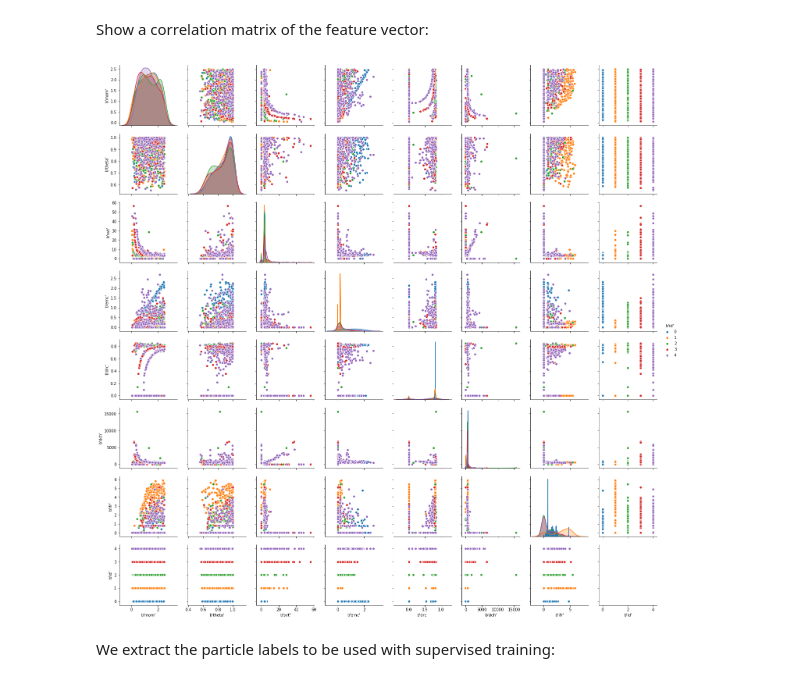
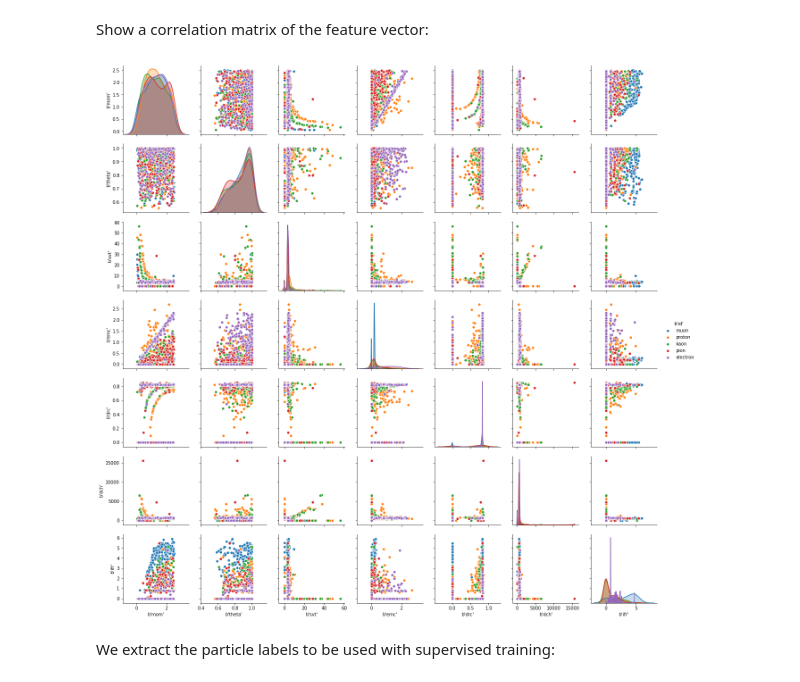
Before and after one commit to marcelkunze/notebooks-ipa, a Jupyter notebook: pid.ipynb, the cells around one changed output. Cells and saved outputs as stored; diff of their text form; code cells hidden in the pictures.

Commit message:
plot

```diff
--- a/pid.ipynb
+++ b/pid.ipynb
@@ -106,10 +106,11 @@ train_dataset.head()
 Show a correlation matrix of the feature vector:
 # %%
 train = train_dataset[[b'mom', b'theta', b'svt', b'emc', b'drc', b'dch', b'ifr', b'id']]
+train[b'id'] = train[b'id'].map( {0: 'electron', 1: 'muon', 2: 'pion', 3:'kaon', 4:'proton'} ).astype(str)
 sns.pairplot(data=train[:1000], hue=b'id', diag_kind="kde")
 plt.show()
 # %% [output]
-[figure, old version]
+[figure, new version]
 # %% [markdown]
 We extract the particle labels to be used with supervised training:
 # %%
```
Also changed, not shown: parts of 1 cell of this notebook, 1 other file.
